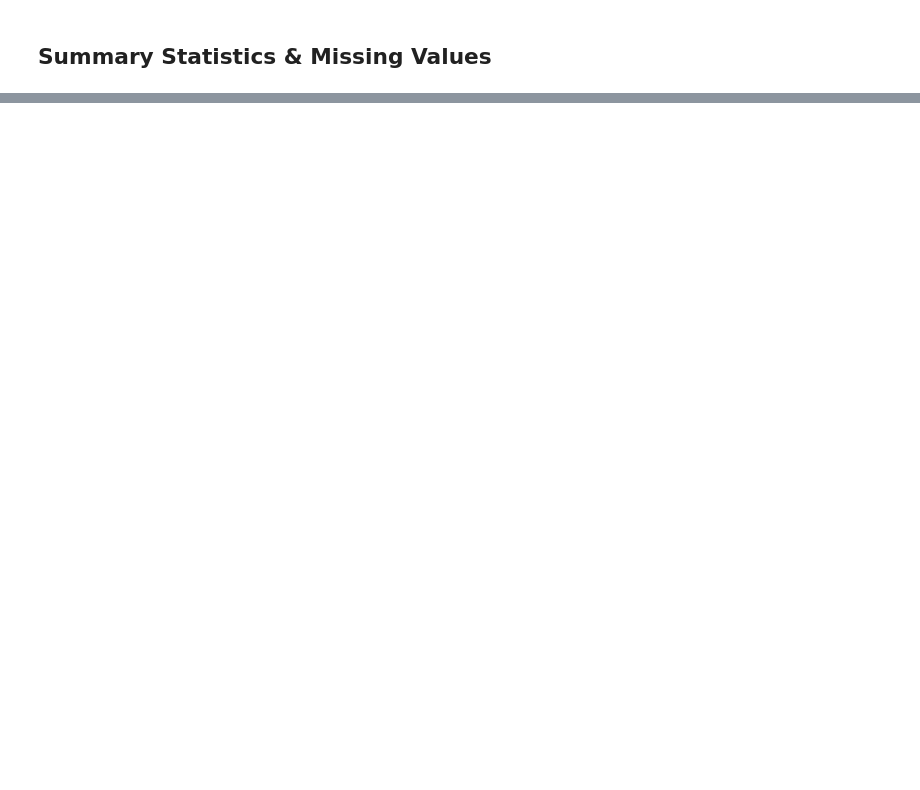
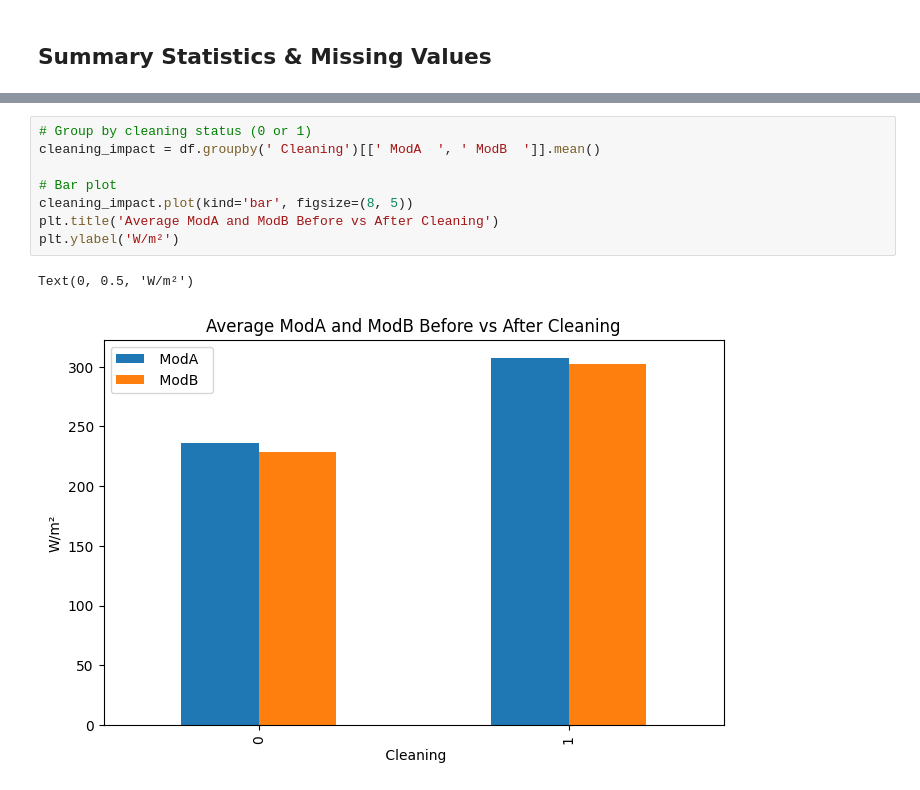
Before and after one commit to netnaho/solar-challenge-week1, a Jupyter notebook: notebooks/benin_eda.ipynb, the cells around one changed output, grey strips where cells are left out. Cells and saved outputs as stored; diff of their text form; blank space fills up the shorter version.

```diff
--- a/notebooks/benin_eda.ipynb
+++ b/notebooks/benin_eda.ipynb
@@ -64,0 +101,11 @@ plt.show()
+# %%
+# Group by cleaning status (0 or 1)
+cleaning_impact = df.groupby(' Cleaning')[[' ModA  ', ' ModB  ']].mean()
+
+# Bar plot
+cleaning_impact.plot(kind='bar', figsize=(8, 5))
+plt.title('Average ModA and ModB Before vs After Cleaning')
+plt.ylabel('W/m²')
+# %% [output]
+Text(0, 0.5, 'W/m²')
+[figure, added]
```
Also changed, not shown: parts of 27 cells of this notebook.
